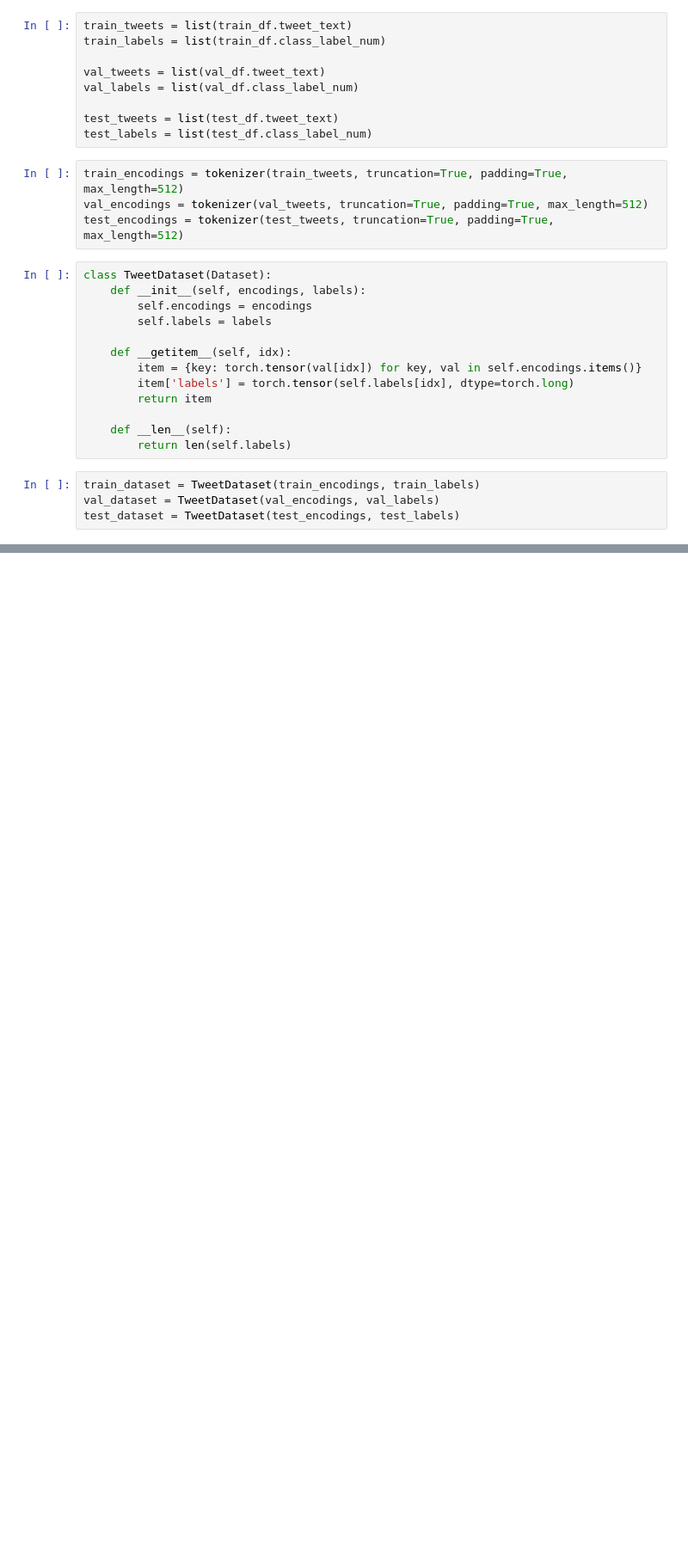
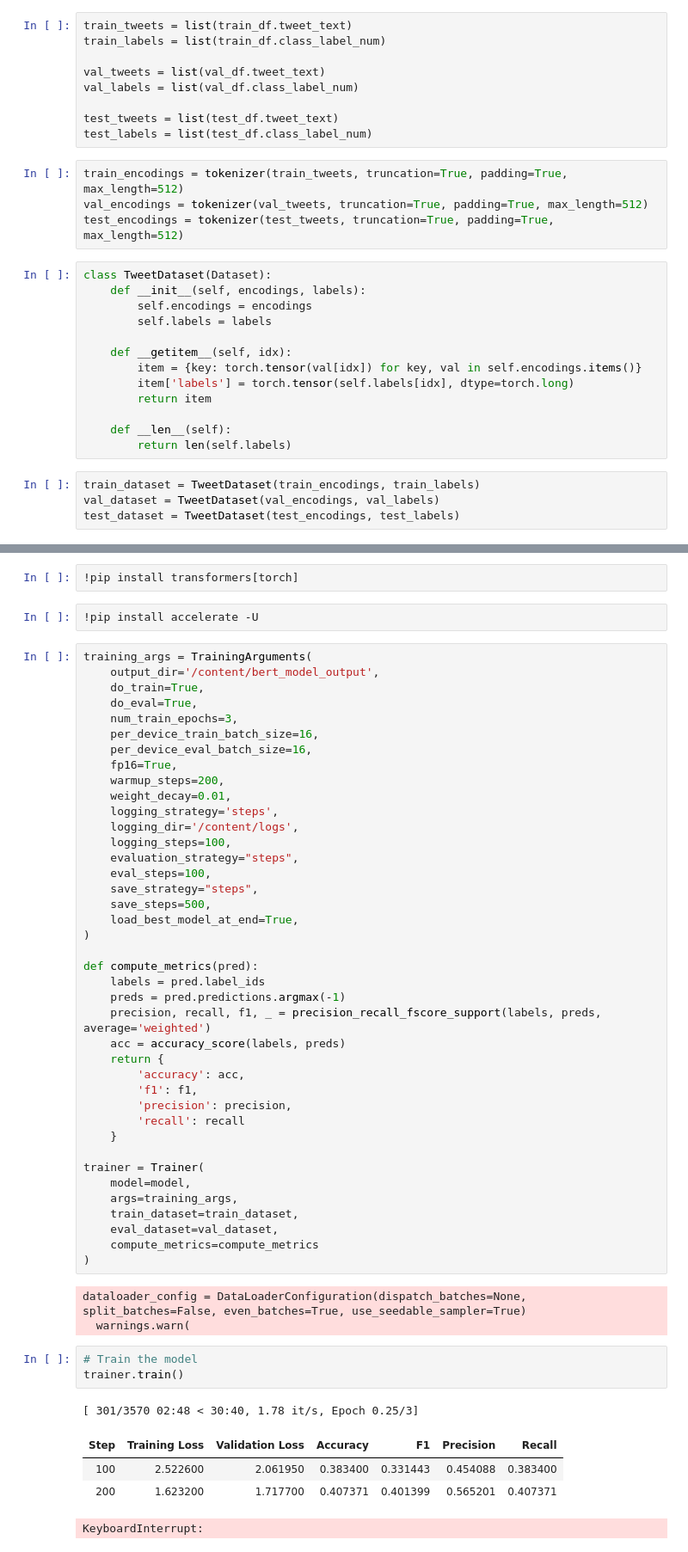
Before and after one commit to BHatiru/NLP_Project, a Jupyter notebook: BertFineTune.ipynb, the cells around one changed output, grey strips where cells are left out. Shown: that part at 86% size. Drawn from its saved outputs; the diff is of its cells as text; blank space fills up the shorter version.

```diff
--- a/BertFineTune.ipynb
+++ b/BertFineTune.ipynb
@@ -334,0 +441,56 @@ trainer.evaluate(eval_dataset=test_dataset)
+# %%
+!pip install transformers[torch]
+# %%
+!pip install accelerate -U
+# %%
+training_args = TrainingArguments(
+    output_dir='/content/bert_model_output',
+    do_train=True,
+    do_eval=True,
+    num_train_epochs=3,
+    per_device_train_batch_size=16,
+    per_device_eval_batch_size=16,
+    fp16=True,
+    warmup_steps=200,
+    weight_decay=0.01,
+    logging_strategy='steps',
+    logging_dir='/content/logs',
+    logging_steps=100,
+    evaluation_strategy="steps",
+    eval_steps=100,
+    save_strategy="steps",
+    save_steps=500,
+    load_best_model_at_end=True,
+)
+
+def compute_metrics(pred):
+    labels = pred.label_ids
+    preds = pred.predictions.argmax(-1)
+    precision, recall, f1, _ = precision_recall_fscore_support(labels, preds, average='weighted')
+    acc = accuracy_score(labels, preds)
+    return {
+        'accuracy': acc,
+        'f1': f1,
+        'precision': precision,
+        'recall': recall
+    }
+
+trainer = Trainer(
+    model=model,
+    args=training_args,
+    train_dataset=train_dataset,
+    eval_dataset=val_dataset,
+    compute_metrics=compute_metrics
+)
+# %% [output]
+dataloader_config = DataLoaderConfiguration(dispatch_batches=None, split_batches=False, even_batches=True, use_seedable_sampler=True)
+  warnings.warn(
+# %%
+# Train the model
+trainer.train()
+# %% [output]
+[ 301/3570 02:48 < 30:40, 1.78 it/s, Epoch 0.25/3]
+| Step | Training Loss | Validation Loss | Accuracy | F1 | Precision | Recall |
+| 100 | 2.522600 | 2.061950 | 0.383400 | 0.331443 | 0.454088 | 0.383400 |
+| 200 | 1.623200 | 1.717700 | 0.407371 | 0.401399 | 0.565201 | 0.407371 |
+KeyboardInterrupt:
```
Also changed, not shown: parts of 23 cells of this notebook.
